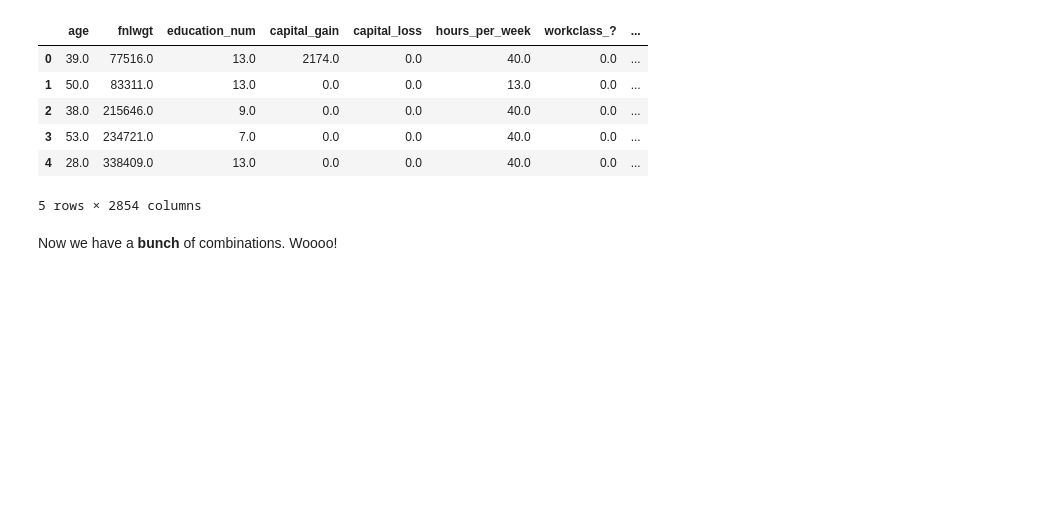
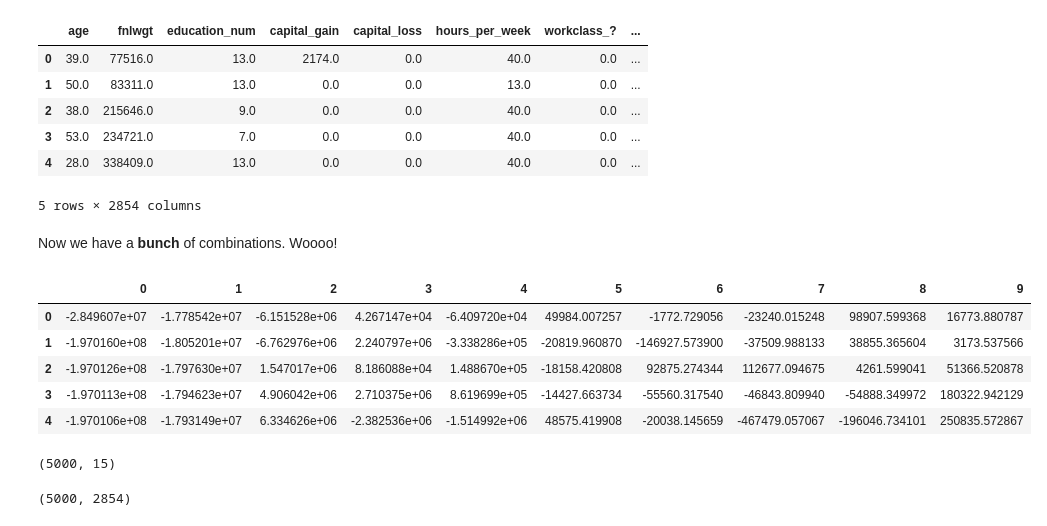
Before and after one commit to DarpanGanatra/python_tools, a Jupyter notebook: ML Project.ipynb, the cells around one changed output. Drawn from its saved outputs; the diff is of its cells as text; code cells hidden in the pictures; blank space fills up the shorter version.

```diff
--- a/ML Project.ipynb
+++ b/ML Project.ipynb
@@ -280,3 +280,17 @@ X.head()
 5 rows × 2854 columns
 # %% [markdown]
 Now we have a **bunch** of combinations. Woooo!
+# %%
+from sklearn.decomposition import PCA
+
+pca = PCA(n_components=10)
+X_pca = pd.DataFrame(pca.fit_transform(X))
+# %%
+X_pca.head()
+# %% [output]
+|  | 0 | 1 | 2 | 3 | 4 | 5 | 6 | 7 | 8 | 9 |
+| 0 | -2.849607e+07 | -1.778542e+07 | -6.151528e+06 | 4.267147e+04 | -6.409720e+04 | 49984.007257 | -1772.729056 | -23240.015248 | 98907.599368 | 16773.880787 |
+| 1 | -1.970160e+08 | -1.805201e+07 | -6.762976e+06 | 2.240797e+06 | -3.338286e+05 | -20819.960870 | -146927.573900 | -37509.988133 | 38855.365604 | 3173.537566 |
+| 2 | -1.970126e+08 | -1.797630e+07 | 1.547017e+06 | 8.186088e+04 | 1.488670e+05 | -18158.420808 | 92875.274344 | 112677.094675 | 4261.599041 | 51366.520878 |
+| 3 | -1.970113e+08 | -1.794623e+07 | 4.906042e+06 | 2.710375e+06 | 8.619699e+05 | -14427.663734 | -55560.317540 | -46843.809940 | -54888.349972 | 180322.942129 |
+| 4 | -1.970106e+08 | -1.793149e+07 | 6.334626e+06 | -2.382536e+06 | -1.514992e+06 | 48575.419908 | -20038.145659 | -467479.057067 | -196046.734101 | 250835.572867 |
@@ -282,0 +301,8 @@ Now we have a **bunch** of combinations. Woooo!
+# %%
+df.shape
+# %% [output]
+(5000, 15)
+# %%
+X.shape
+# %% [output]
+(5000, 2854)
```
Also changed, not shown: parts of 3 cells of this notebook, 3 other files.
